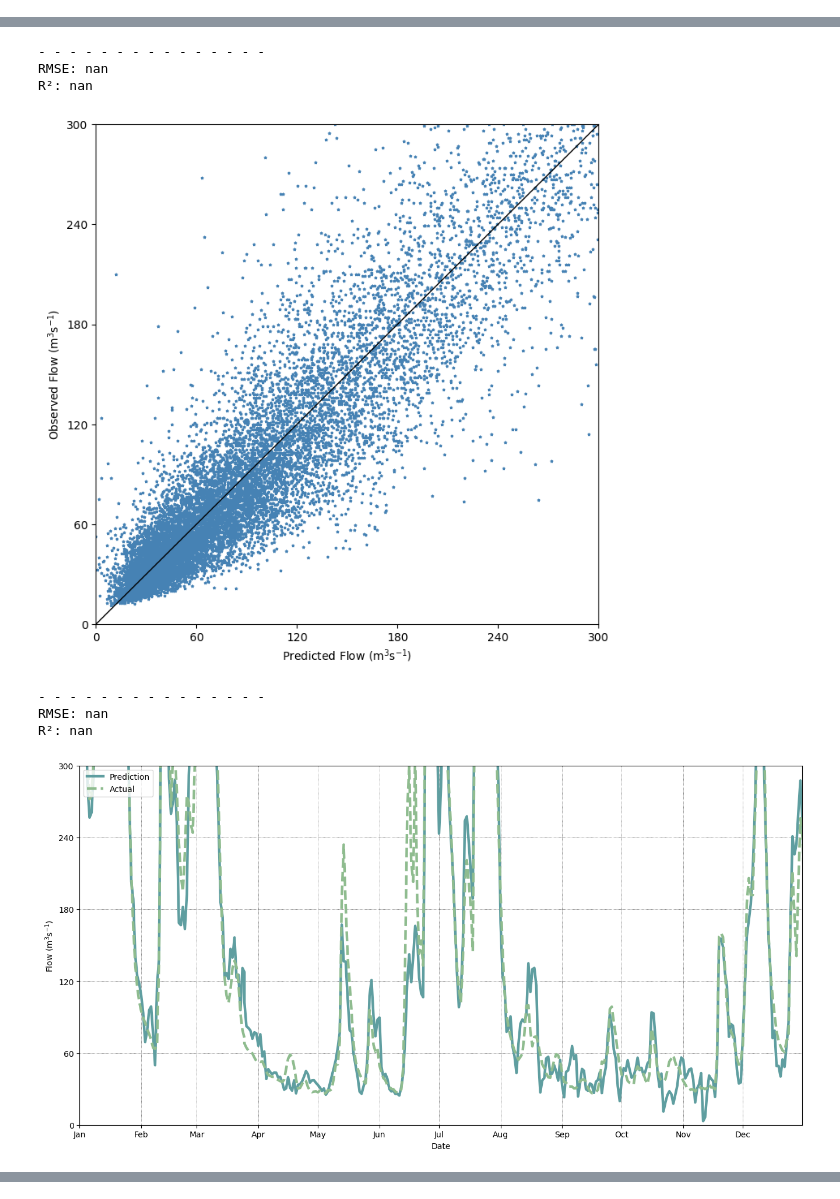
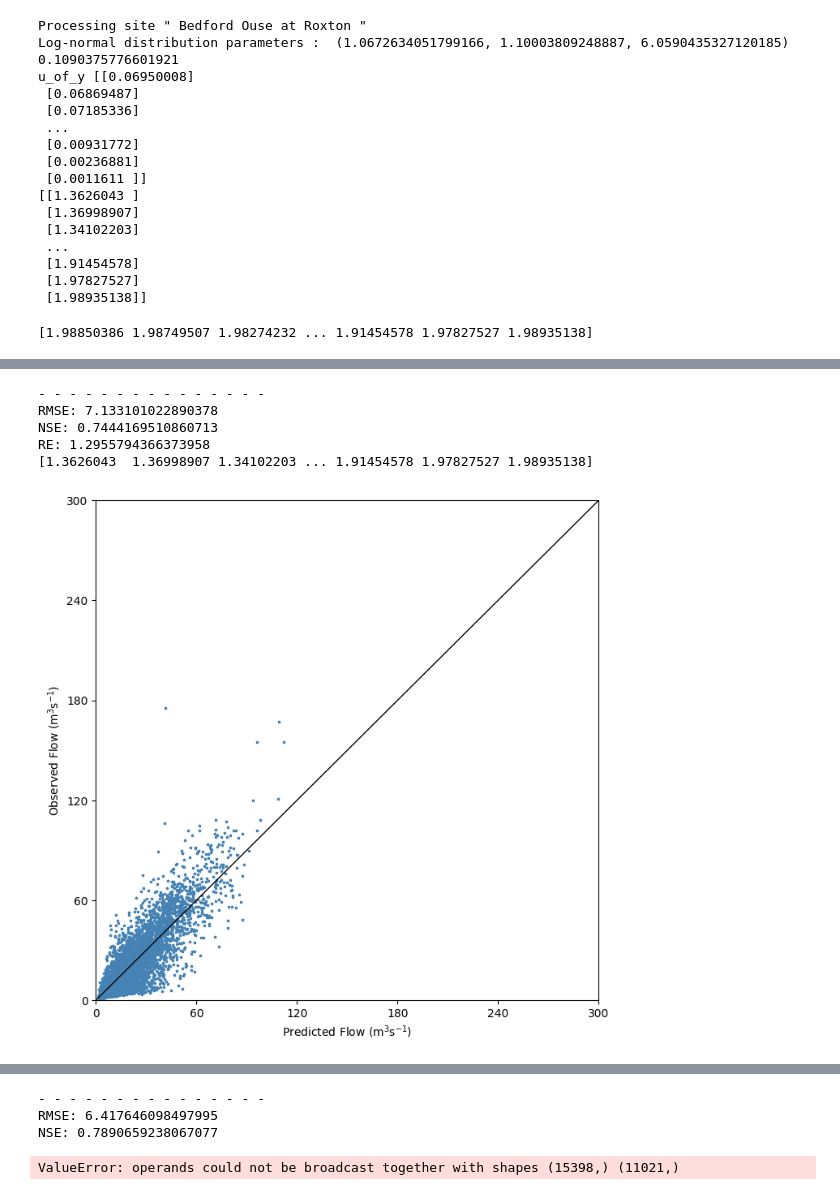
Before and after one commit to AlineGenvision/Lowlands-vs_highlands-streamflow, a Jupyter notebook: model_exploration.ipynb, the cells around one changed output, grey strips where cells are left out. Drawn from its saved outputs; the diff is of its cells as text; code cells hidden in the pictures.

Commit message:
Reflective Error Experimentation

```diff
--- a/model_exploration.ipynb
+++ b/model_exploration.ipynb
@@ -81,3 +135,0 @@ See the caveats in the documentation: https://pandas.pydata.org/pandas-docs/stab
-# %%
-rftrain['Date'] = rftrain['Date'].apply(lambda x: datetime.datetime.combine(x, datetime.datetime.min.time()).timestamp())
-rf['Date'] = rf['Date'].apply(lambda x: datetime.datetime.combine(x, datetime.datetime.min.time()).timestamp())
@@ -195,9 +287,60 @@ testrf[['Flow', 'Predicted']]
+# %%
+## REFLECTIVE ERROR IMPLEMENTATION
+from scipy.stats import norm
+
+station_nr = 33039
+df = pd.read_csv(paths.CATCHMENT_BASINS + '/' + str(station_nr) + '/' + str(str(station_nr) + '_gdf.csv'))
+name = df.loc[df.index[3]].iloc[2]
+print('Processing site "', name, '"')
+
+boundary = gp.read_file(paths.CATCHMENT_BASINS + '/' + str(station_nr) + '/' + str(str(station_nr) + '.shp'))
+
+rf = load_data.load_data(paths.CATCHMENT_BASINS + '/' + str(station_nr) + '/' + str(str(station_nr) + '_lumped.csv'), verbose=False)
+
+days=27
+feature_set = ['Rain'] + ['Rain-' + f'{d+1}' for d in range(days)] \
+            + ['Temperature'] \
+            + ['Temperature-' + f'{d+1}' for d in range(days)] \
+            + ['Resultant Windspeed'] \
+            + ['Resultant Windspeed-' + f'{d+1}' for d in range(days)] \
+            + ['Humidity'] + ['Humidity-' + f'{d+1}' for d in range(days)] \
+            #+ ['Rain_28_Mu','Rain_90_Mu','Rain_180_Mu', 'Temperature_28_Mu','Temperature_90_Mu','Temperature_180_Mu']
+            #"+ ['Soil Moisture ' + f'{i+1}' for i in range(4)]
+
+
+testrf, rf, network, psi = full_training_loop(rf, features=feature_set, loss_func='Reflective', alpha=1, beta=2) # loss_func ='Reflective'
+# %% [output]
+Processing site " Bedford Ouse at Roxton "
+Log-normal distribution parameters :  (1.0672634051799166, 1.10003809248887, 6.0590435327120185)
+0.1090375776601921
+u_of_y [[0.06950008]
+ [0.06869487]
+ [0.07185336]
+ ...
+ [0.00931772]
+ [0.00236881]
+ [0.0011611 ]]
+[[1.3626043 ]
+ [1.36998907]
+ [1.34102203]
+ ...
+ [1.91454578]
+ [1.97827527]
+ [1.98935138]]
 # %%
+maxflow = 300
+
 for df in (testrf, rf):
-    sf.scatter_plot(maxflow, df, 'Predicted', 'Flow')
+
+    psi_df = psi[-len(df):].squeeze()
+    print(psi_df)
+
+    strf.scatter_plot(maxflow, df, 'Predicted', 'Flow')
     print('- - - - - - - - - - - - - - -')
     print('RMSE: ' + str(me.RMSE(df['Flow'], df['Predicted'])))
-    print('R\N{SUPERSCRIPT TWO}: ' + str(me.R2(df['Flow'], df['Predicted'])))
-sf.year_plot(maxflow, rf, 'Predicted', 'Flow', 2007)
-sf.year_plot(maxflow, rf, 'Predicted', 'Flow', 2012)
+    print('NSE: ' + str(me.R2(df['Flow'], df['Predicted'])))
+    print('RE: ' + str(me.RE(df['Flow'], df['Predicted'], psi_df)))
+strf.year_plot(maxflow, rf, 'Predicted', 'Flow', 2007)
+strf.year_plot(maxflow, rf, 'Predicted', 'Flow', 2012)
 # %% [output]
+[1.98850386 1.98749507 1.98274232 ... 1.91454578 1.97827527 1.98935138]
@@ -205,8 +348,6 @@ sf.year_plot(maxflow, rf, 'Predicted', 'Flow', 2012)
-- - - - - - - - - - - - - - -
-RMSE: nan
-R²: nan
+- - - - - - - - - - - - - - -
+RMSE: 7.133101022890378
+NSE: 0.7444169510860713
+RE: 1.2955794366373958
+[1.3626043  1.36998907 1.34102203 ... 1.91454578 1.97827527 1.98935138]
-[figure, old version]
+[figure, new version]
-- - - - - - - - - - - - - - -
-RMSE: nan
-R²: nan
-[figure, removed]
@@ -213,0 +354,4 @@ R²: nan
+- - - - - - - - - - - - - - -
+RMSE: 6.417646098497995
+NSE: 0.7890659238067077
+ValueError: operands could not be broadcast together with shapes (15398,) (11021,)
```
Also changed, not shown: parts of 32 cells of this notebook, 11 other files.
